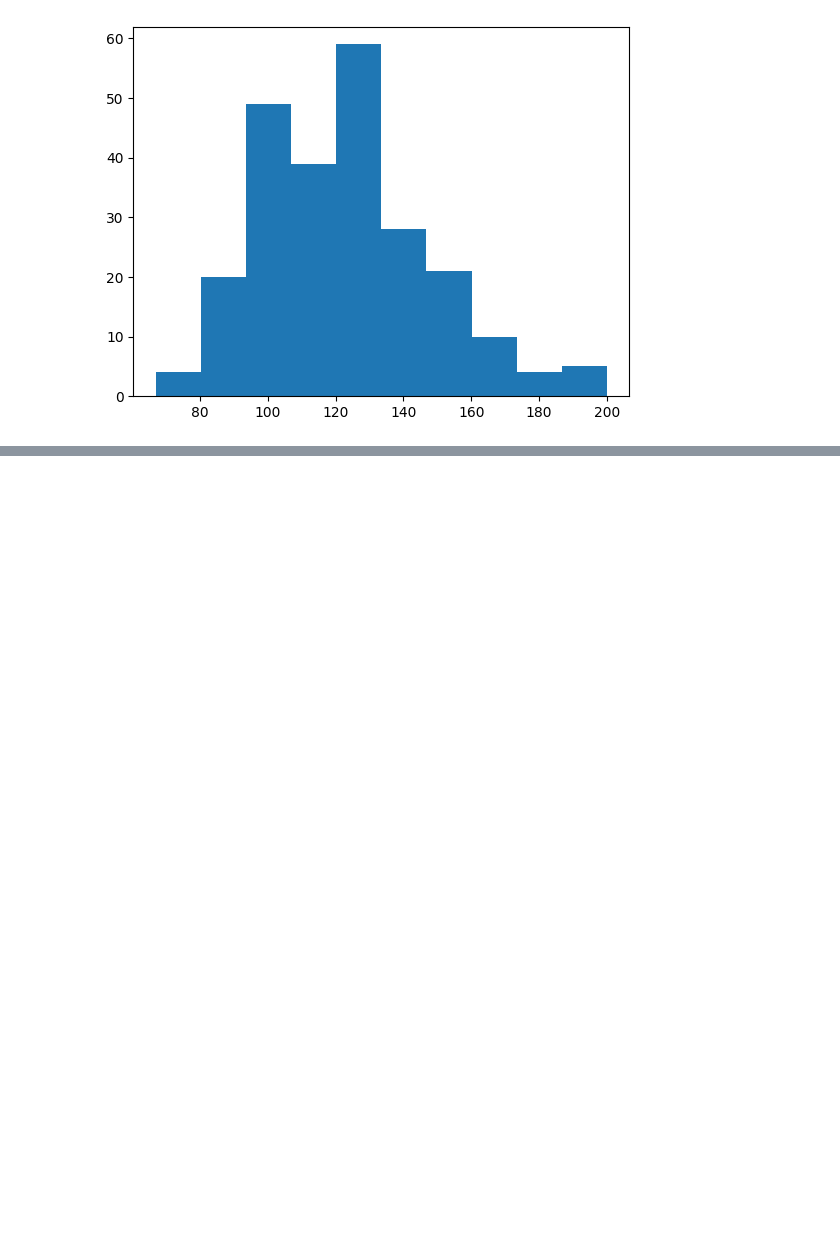
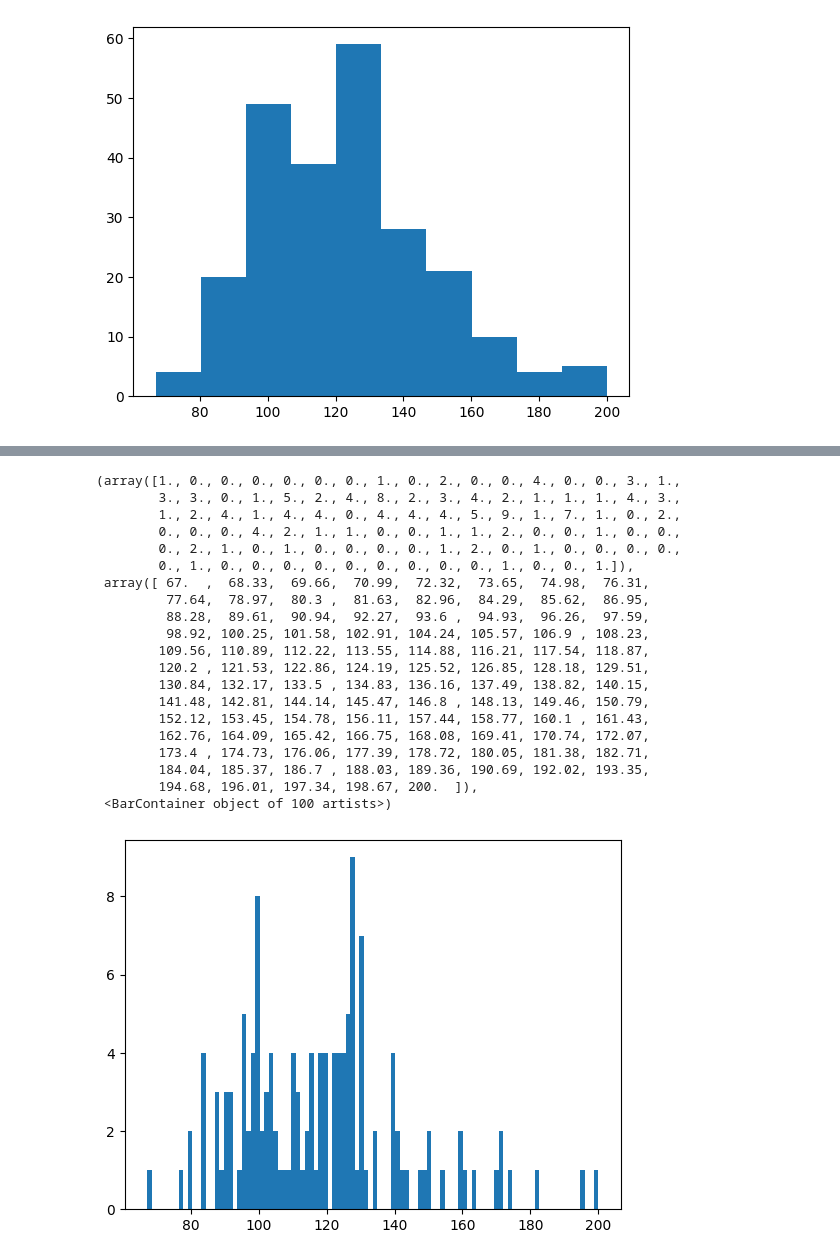
Before and after one commit to ines29/IUI-NLP-Lyrics, a Jupyter notebook: NLP Lyrics.ipynb, the cells around one changed output, grey strips where cells are left out. Drawn from its saved outputs; the diff is of its cells as text; code cells hidden in the pictures; blank space fills up the shorter version.

```diff
--- a/NLP Lyrics.ipynb
+++ b/NLP Lyrics.ipynb
@@ -285,0 +320,28 @@ print(response)
+# %%
+data =[]
+for index,row in df.iterrows():
+    if row['Have fun score']>0:
+        data.append(row['bpm'])
+plt.hist(data,100)
+# %% [output]
+(array([1., 0., 0., 0., 0., 0., 0., 1., 0., 2., 0., 0., 4., 0., 0., 3., 1.,
+        3., 3., 0., 1., 5., 2., 4., 8., 2., 3., 4., 2., 1., 1., 1., 4., 3.,
+        1., 2., 4., 1., 4., 4., 0., 4., 4., 4., 5., 9., 1., 7., 1., 0., 2.,
+        0., 0., 0., 4., 2., 1., 1., 0., 0., 1., 1., 2., 0., 0., 1., 0., 0.,
+        0., 2., 1., 0., 1., 0., 0., 0., 0., 1., 2., 0., 1., 0., 0., 0., 0.,
+        0., 1., 0., 0., 0., 0., 0., 0., 0., 0., 0., 1., 0., 0., 1.]),
+ array([ 67.  ,  68.33,  69.66,  70.99,  72.32,  73.65,  74.98,  76.31,
+         77.64,  78.97,  80.3 ,  81.63,  82.96,  84.29,  85.62,  86.95,
+         88.28,  89.61,  90.94,  92.27,  93.6 ,  94.93,  96.26,  97.59,
+         98.92, 100.25, 101.58, 102.91, 104.24, 105.57, 106.9 , 108.23,
+        109.56, 110.89, 112.22, 113.55, 114.88, 116.21, 117.54, 118.87,
+        120.2 , 121.53, 122.86, 124.19, 125.52, 126.85, 128.18, 129.51,
+        130.84, 132.17, 133.5 , 134.83, 136.16, 137.49, 138.82, 140.15,
+        141.48, 142.81, 144.14, 145.47, 146.8 , 148.13, 149.46, 150.79,
+        152.12, 153.45, 154.78, 156.11, 157.44, 158.77, 160.1 , 161.43,
+        162.76, 164.09, 165.42, 166.75, 168.08, 169.41, 170.74, 172.07,
+        173.4 , 174.73, 176.06, 177.39, 178.72, 180.05, 181.38, 182.71,
+        184.04, 185.37, 186.7 , 188.03, 189.36, 190.69, 192.02, 193.35,
+        194.68, 196.01, 197.34, 198.67, 200.  ]),
+ <BarContainer object of 100 artists>)
+[figure, added]
```
Also changed, not shown: parts of 7 cells of this notebook.
